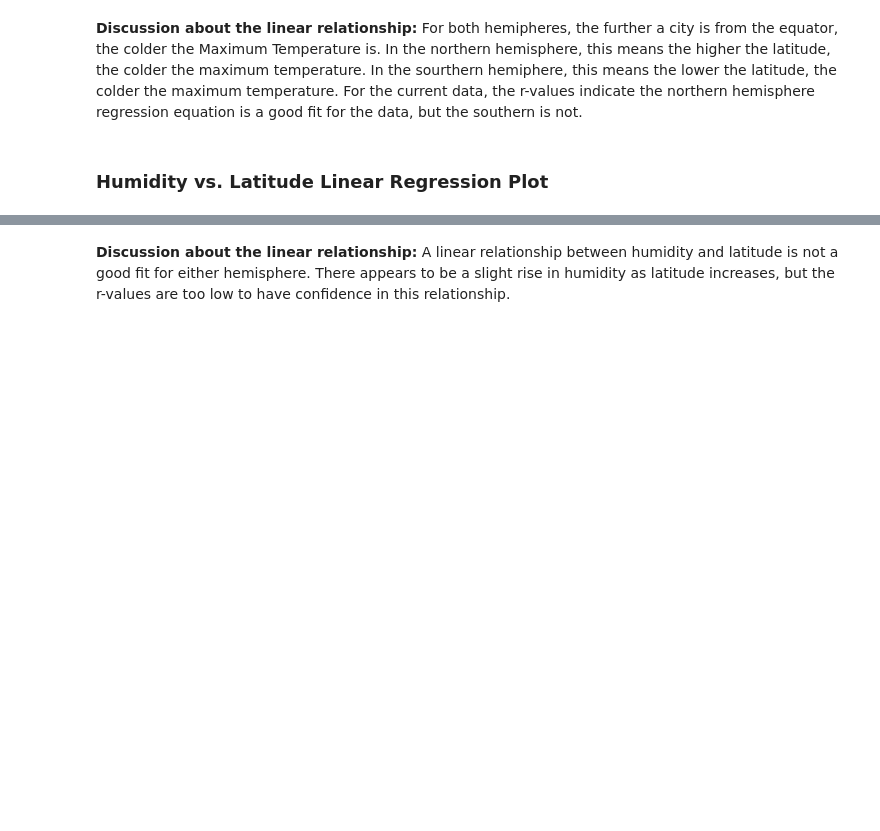
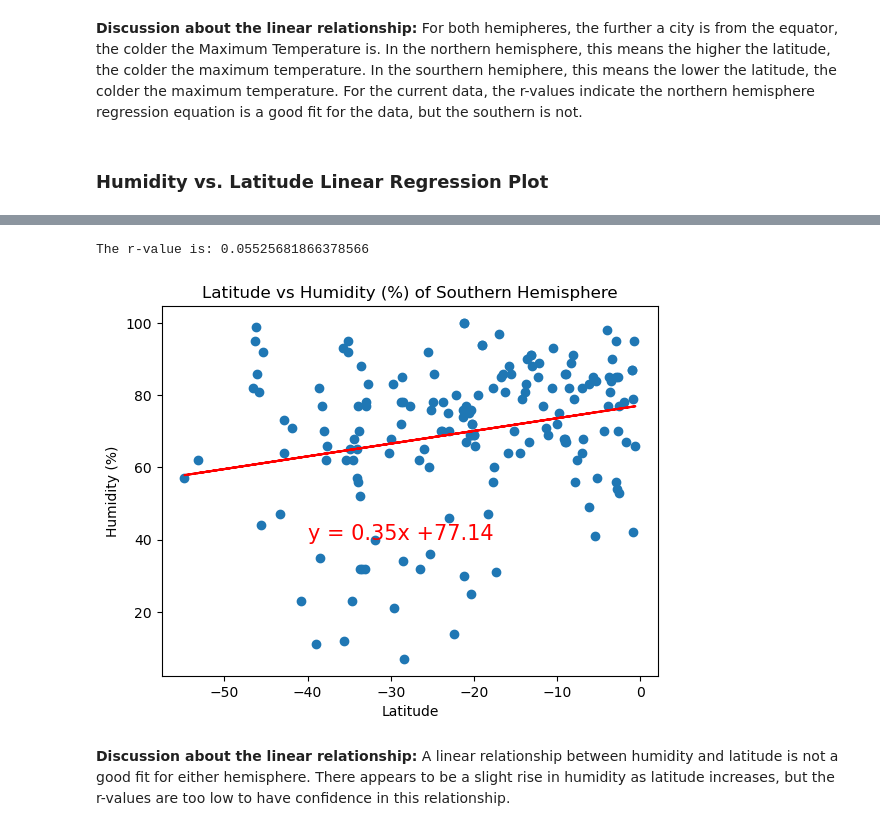
Before and after one commit to gamountainmama/python-api-challenge, a Jupyter notebook: WeatherPy/WeatherPy.ipynb, the cells around one changed output, grey strips where cells are left out. Cells and saved outputs as stored; diff of their text form; code cells hidden in the pictures; blank space fills up the shorter version.

```diff
--- a/WeatherPy/WeatherPy.ipynb
+++ b/WeatherPy/WeatherPy.ipynb
@@ -410,3 +370,16 @@ The r-value is: 0.022242756821010446
+# %%
+# Southern Hemisphere
+
+x_values = southern_hemi_df["Lat"]
+y_values = southern_hemi_df["Humidity"]
+hemi = "Southern Hemisphere"
+y_label = "Humidity (%)"
+coord = (-40,40)
+
+lin_plot(x_values, y_values, hemi, y_label, coord)
+# %% [output]
+The r-value is: 0.05525681866378566
+[figure, added]
 # %% [markdown]
 **Discussion about the linear relationship:** A linear relationship between humidity and latitude is not a good fit for either hemisphere. There appears to be a slight rise in humidity as latitude increases, but the r-values are too low to have confidence in this relationship.
 # %% [markdown]
```
Also changed, not shown: parts of 28 cells of this notebook, 6 other files.
